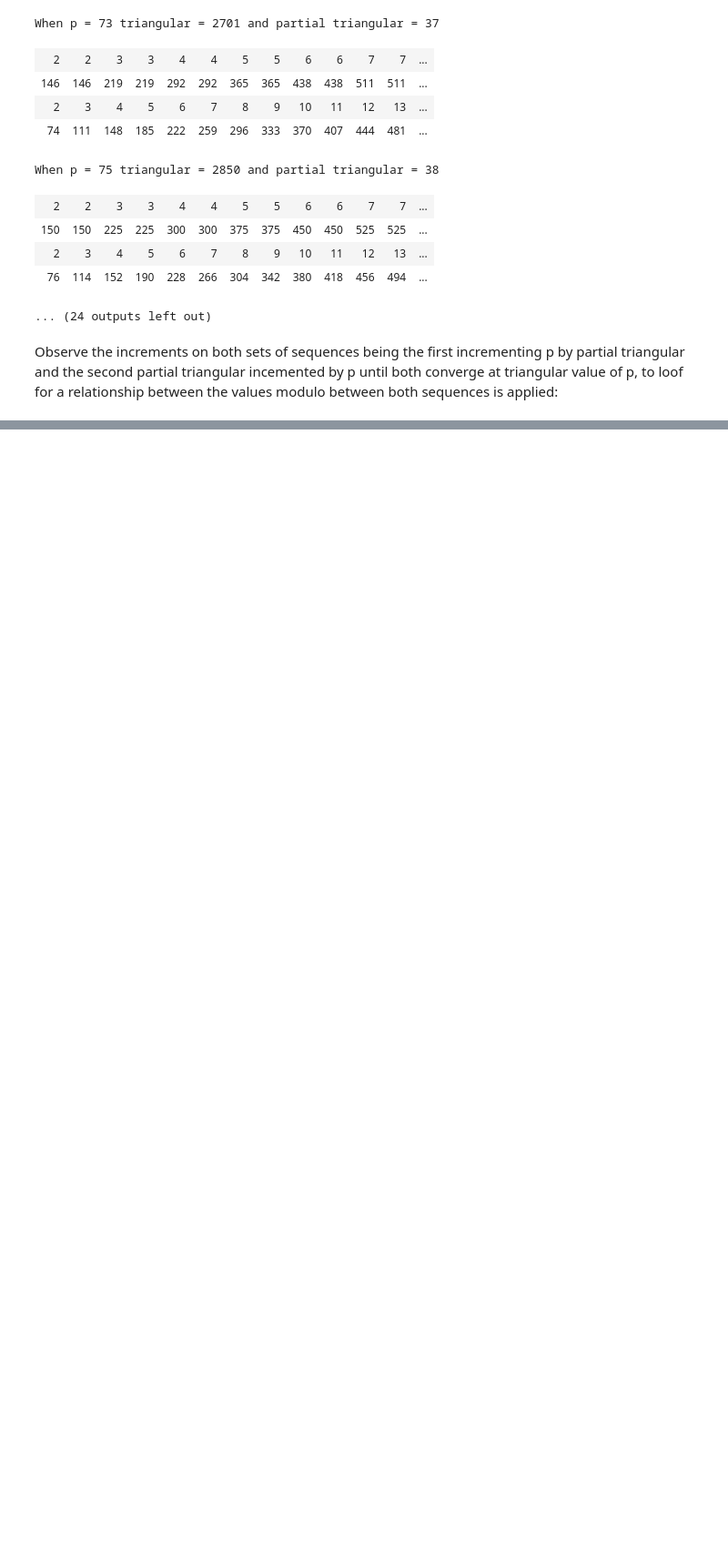
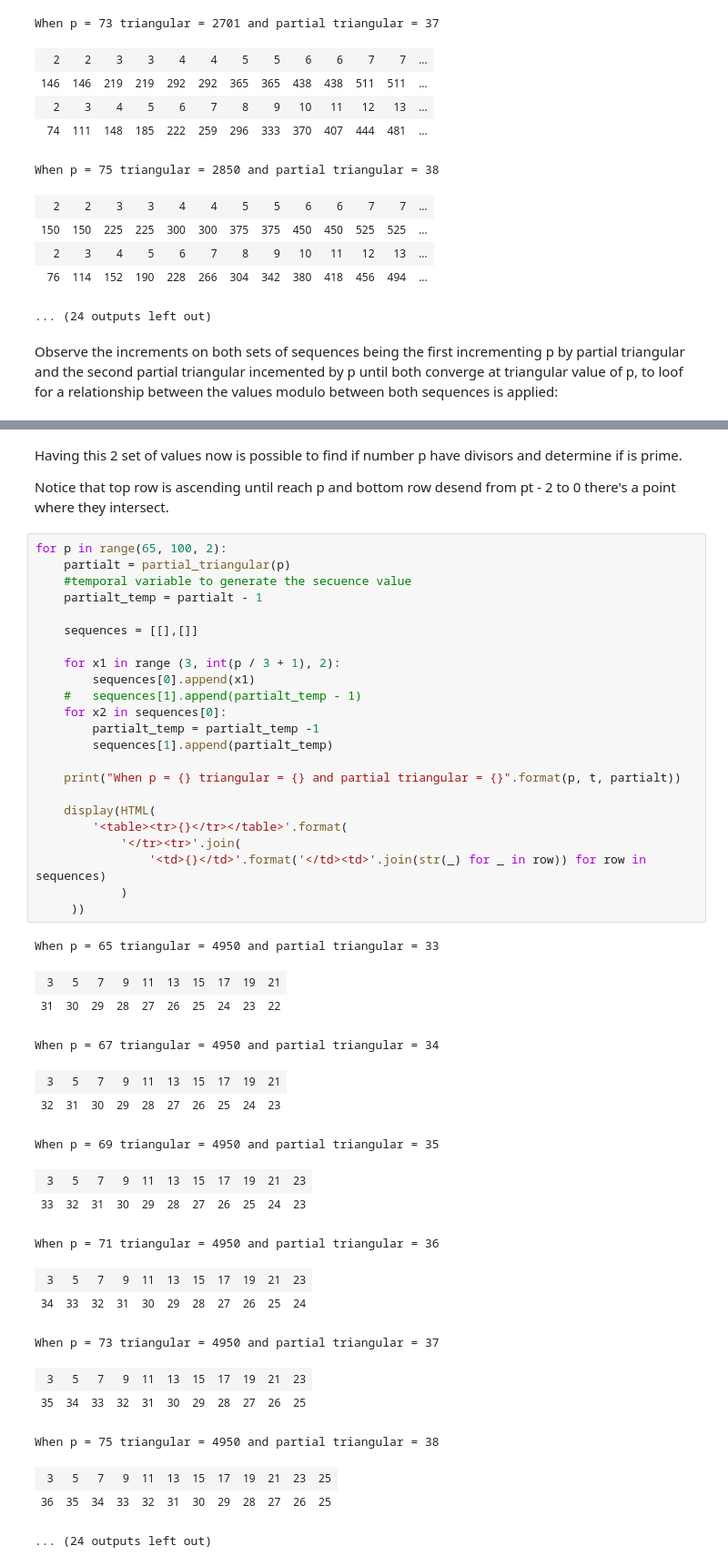
Before and after one commit to PandaLz/PrimeRT-Lz, a Jupyter notebook: index.ipynb, the cells around one changed output, grey strips where cells are left out. Shown at 91% size. Cells and saved outputs as stored; diff of their text form; blank space fills up the shorter version.

```diff
--- a/index.ipynb
+++ b/index.ipynb
@@ -133,0 +243,47 @@ Observe the increments on both sets of sequences being the first incrementing p
+# %% [markdown]
+Having this 2 set of values now is possible to find if number p have divisors and determine if is prime.
+
+Notice that top row is ascending until reach p and bottom row desend from pt - 2 to 0 there's a point where they intersect.
+# %%
+for p in range(65, 100, 2):
+    partialt = partial_triangular(p)
+    #temporal variable to generate the secuence value
+    partialt_temp = partialt - 1
+
+    sequences = [[],[]]
+
+    for x1 in range (3, int(p / 3 + 1), 2):
+        sequences[0].append(x1)
+    #   sequences[1].append(partialt_temp - 1)
+    for x2 in sequences[0]:
+        partialt_temp = partialt_temp -1
+        sequences[1].append(partialt_temp)
+
+    print("When p = {} triangular = {} and partial triangular = {}".format(p, t, partialt))
+
+    display(HTML(
+        '<table><tr>{}</tr></table>'.format(
+            '</tr><tr>'.join(
+                '<td>{}</td>'.format('</td><td>'.join(str(_) for _ in row)) for row in sequences)
+            )
+     ))
+# %% [output]
+When p = 65 triangular = 4950 and partial triangular = 33
+| 3 | 5 | 7 | 9 | 11 | 13 | 15 | 17 | 19 | 21 |
+| 31 | 30 | 29 | 28 | 27 | 26 | 25 | 24 | 23 | 22 |
+When p = 67 triangular = 4950 and partial triangular = 34
+| 3 | 5 | 7 | 9 | 11 | 13 | 15 | 17 | 19 | 21 |
+| 32 | 31 | 30 | 29 | 28 | 27 | 26 | 25 | 24 | 23 |
+When p = 69 triangular = 4950 and partial triangular = 35
+| 3 | 5 | 7 | 9 | 11 | 13 | 15 | 17 | 19 | 21 | 23 |
+| 33 | 32 | 31 | 30 | 29 | 28 | 27 | 26 | 25 | 24 | 23 |
+When p = 71 triangular = 4950 and partial triangular = 36
+| 3 | 5 | 7 | 9 | 11 | 13 | 15 | 17 | 19 | 21 | 23 |
+| 34 | 33 | 32 | 31 | 30 | 29 | 28 | 27 | 26 | 25 | 24 |
+When p = 73 triangular = 4950 and partial triangular = 37
+| 3 | 5 | 7 | 9 | 11 | 13 | 15 | 17 | 19 | 21 | 23 |
+| 35 | 34 | 33 | 32 | 31 | 30 | 29 | 28 | 27 | 26 | 25 |
+When p = 75 triangular = 4950 and partial triangular = 38
+| 3 | 5 | 7 | 9 | 11 | 13 | 15 | 17 | 19 | 21 | 23 | 25 |
+| 36 | 35 | 34 | 33 | 32 | 31 | 30 | 29 | 28 | 27 | 26 | 25 |
+... (24 outputs left out)
```
Also changed, not shown: parts of 7 cells of this notebook.
